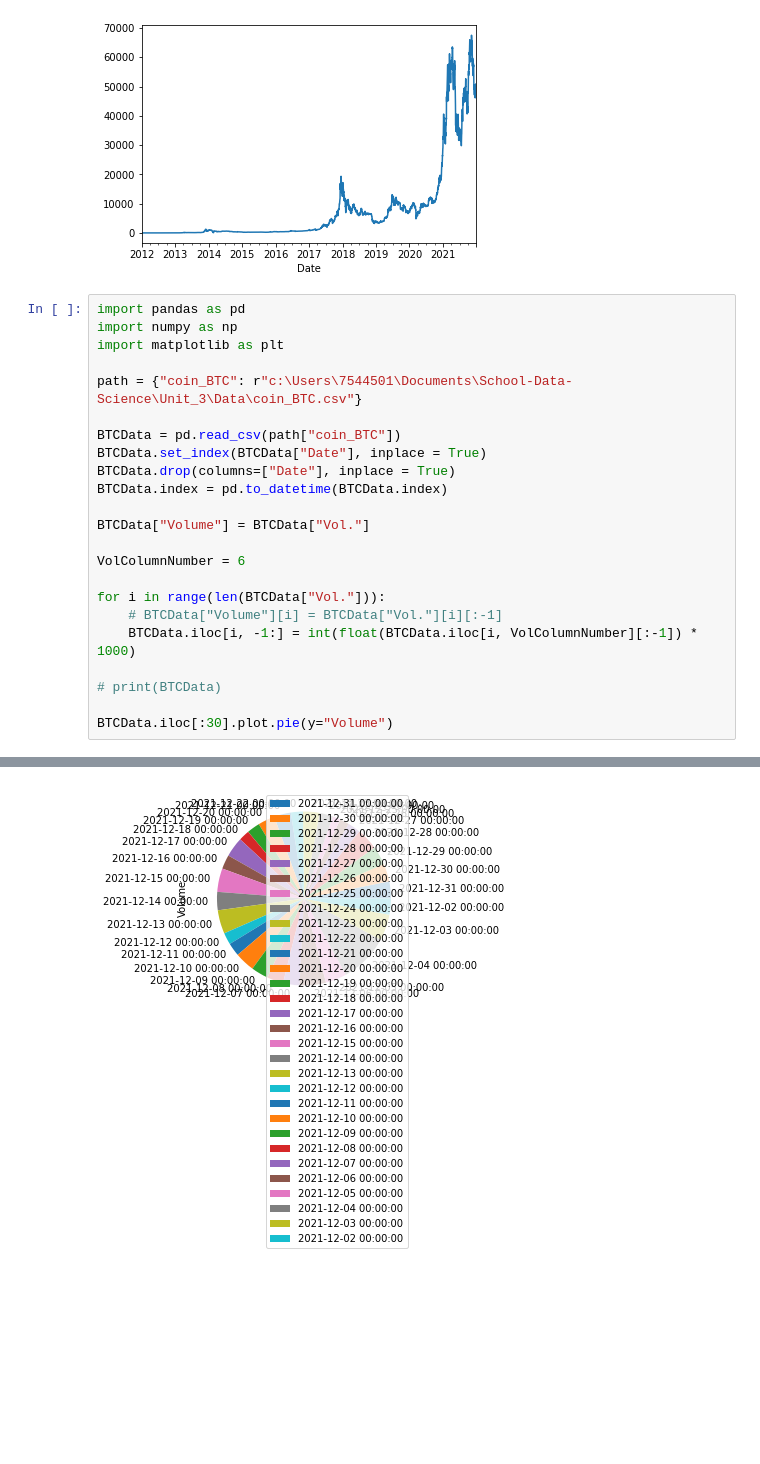
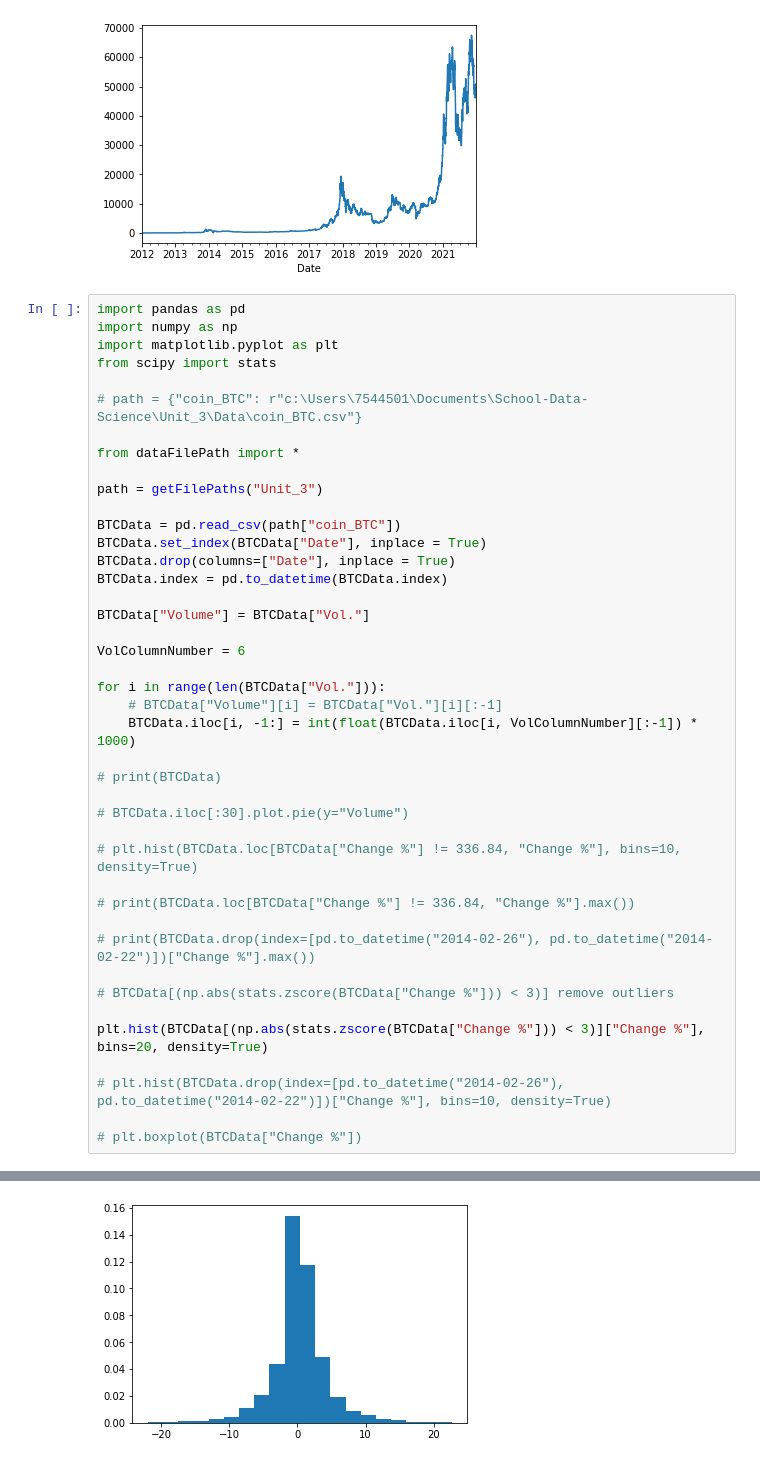
Before and after one commit to killerkitten82/School-Data-Science, a Jupyter notebook: testing/hello.ipynb, the cells around one changed output, grey strips where cells are left out. Saved outputs shown, nothing was run; the diff lists cells and outputs as text; blank space fills up the shorter version.

Commit message:
histogram

```diff
--- a/testing/hello.ipynb
+++ b/testing/hello.ipynb
@@ -40,9 +38,14 @@ BTCData.loc[:,"Price"].plot.line()
 # %%
 import pandas as pd
 import numpy as np
-import matplotlib as plt
+import matplotlib.pyplot as plt
+from scipy import stats
 
-path = {"coin_BTC": r"c:\Users\7544501\Documents\School-Data-Science\Unit_3\Data\coin_BTC.csv"}
+# path = {"coin_BTC": r"c:\Users\7544501\Documents\School-Data-Science\Unit_3\Data\coin_BTC.csv"}
+
+from dataFilePath import *
+
+path = getFilePaths("Unit_3")
 
 BTCData = pd.read_csv(path["coin_BTC"])
 BTCData.set_index(BTCData["Date"], inplace = True)
@@ -59,5 +62,19 @@ for i in range(len(BTCData["Vol."])):
 
 # print(BTCData)
 
-BTCData.iloc[:30].plot.pie(y="Volume")
+# BTCData.iloc[:30].plot.pie(y="Volume")
+
+# plt.hist(BTCData.loc[BTCData["Change %"] != 336.84, "Change %"], bins=10, density=True)
+
+# print(BTCData.loc[BTCData["Change %"] != 336.84, "Change %"].max())
+
+# print(BTCData.drop(index=[pd.to_datetime("2014-02-26"), pd.to_datetime("2014-02-22")])["Change %"].max())
+
+# BTCData[(np.abs(stats.zscore(BTCData["Change %"])) < 3)] remove outliers
+
+plt.hist(BTCData[(np.abs(stats.zscore(BTCData["Change %"])) < 3)]["Change %"], bins=20, density=True)
+
+# plt.hist(BTCData.drop(index=[pd.to_datetime("2014-02-26"), pd.to_datetime("2014-02-22")])["Change %"], bins=10, density=True)
+
+# plt.boxplot(BTCData["Change %"])
 # %% [output]
@@ -65 +89 @@ BTCData.iloc[:30].plot.pie(y="Volume")
-[figure, old version]
+[figure, new version]
```
Also changed, not shown: parts of 2 cells of this notebook, 1 other file.
